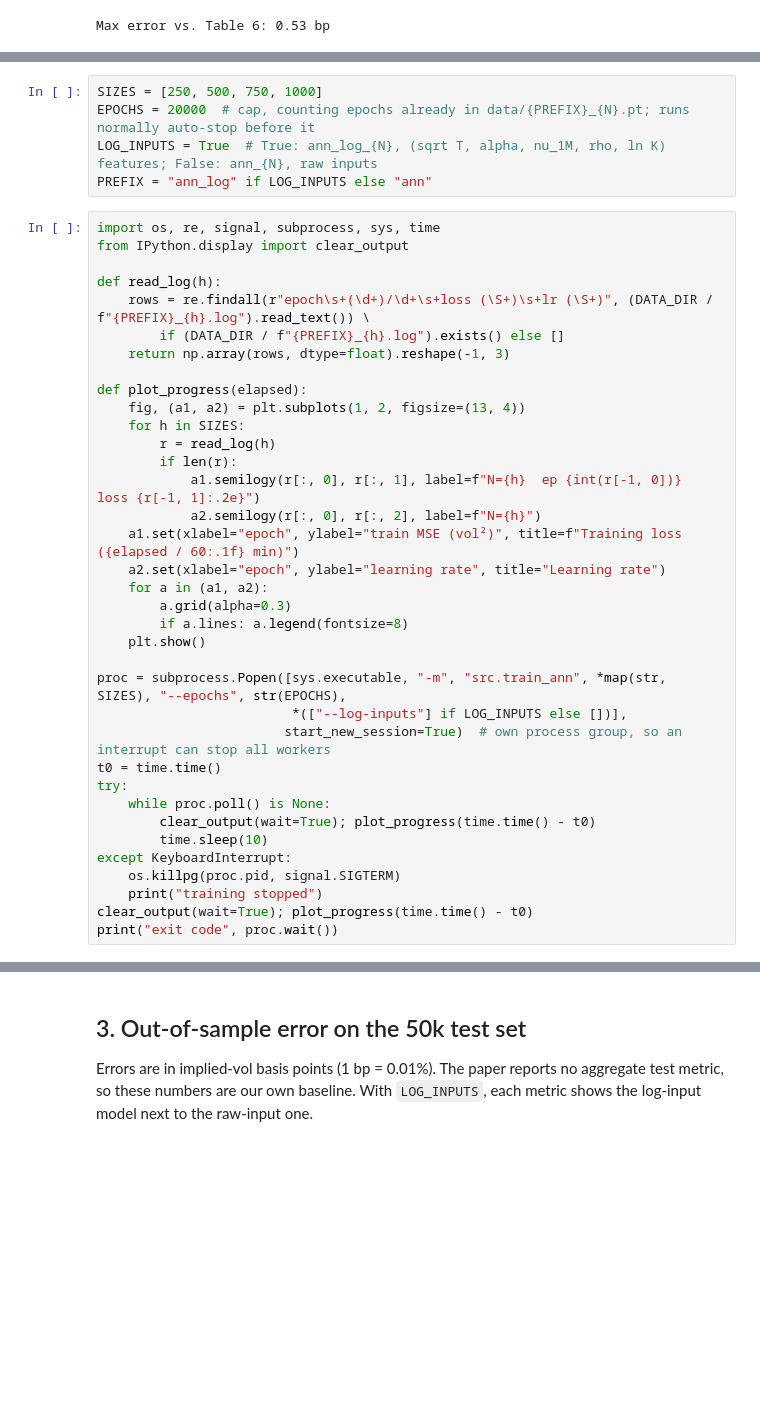
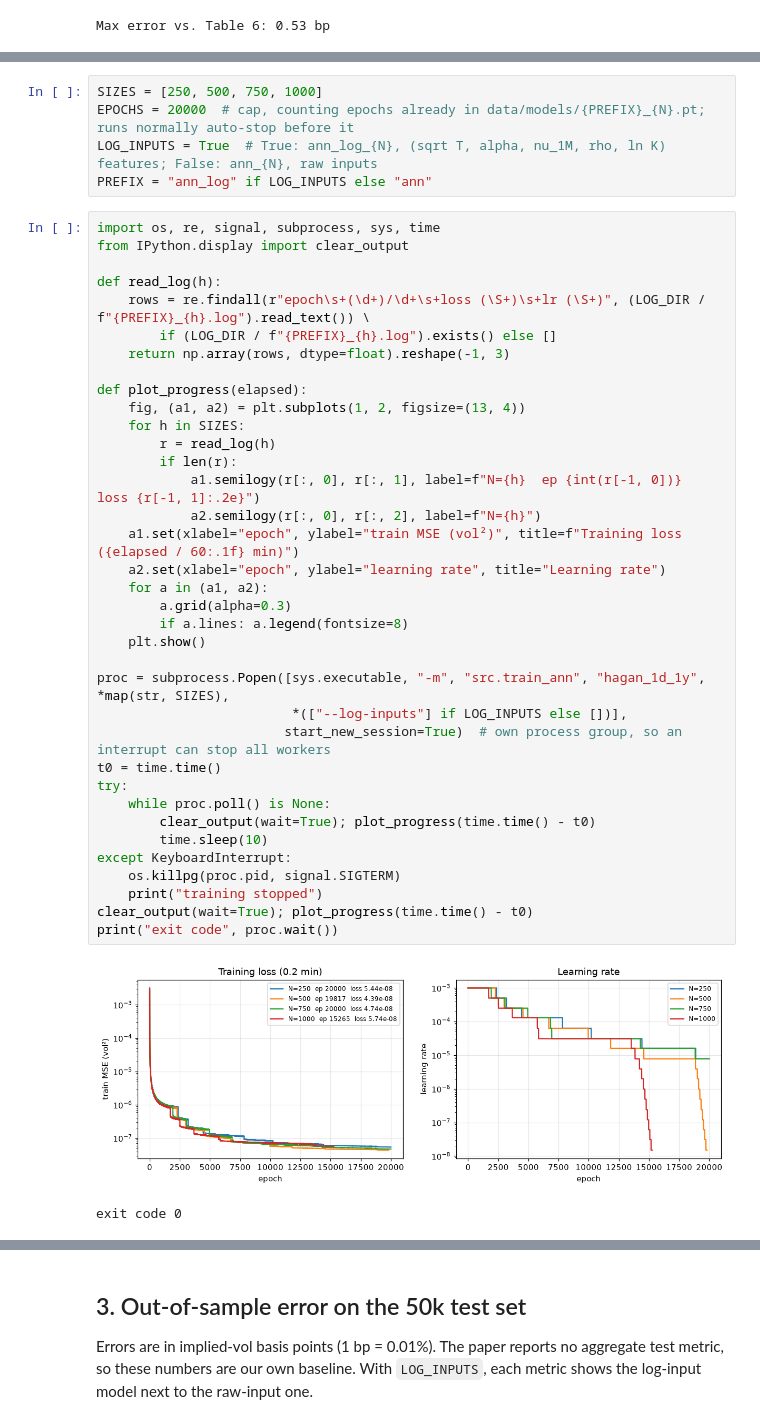
Before and after one commit to SindreVeum/AQF-darth-hedger, a Jupyter notebook: AQF_S2_ANN_Hagan.ipynb, the cells around one changed output, grey strips where cells are left out. Drawn from its saved outputs; the diff is of its cells as text; blank space fills up the shorter version.

```diff
--- a/AQF_S2_ANN_Hagan.ipynb
+++ b/AQF_S2_ANN_Hagan.ipynb
@@ -62,6 +119,6 @@ The first cell trains all sizes in parallel (`src/train_ann.py`, one process per
 # %%
 SIZES = [250, 500, 750, 1000]
-EPOCHS = 20000  # cap, counting epochs already in data/{PREFIX}_{N}.pt; runs normally auto-stop before it
+EPOCHS = 20000  # cap, counting epochs already in data/models/{PREFIX}_{N}.pt; runs normally auto-stop before it
 LOG_INPUTS = True  # True: ann_log_{N}, (sqrt T, alpha, nu_1M, rho, ln K) features; False: ann_{N}, raw inputs
 PREFIX = "ann_log" if LOG_INPUTS else "ann"
 # %%
@@ -69,37 +126,40 @@ import os, re, signal, subprocess, sys, time
 from IPython.display import clear_output
 
 def read_log(h):
-    rows = re.findall(r"epoch\s+(\d+)/\d+\s+loss (\S+)\s+lr (\S+)", (DATA_DIR / f"{PREFIX}_{h}.log").read_text()) \
-        if (DATA_DIR / f"{PREFIX}_{h}.log").exists() else []
+    rows = re.findall(r"epoch\s+(\d+)/\d+\s+loss (\S+)\s+lr (\S+)", (LOG_DIR / f"{PREFIX}_{h}.log").read_text()) \
+        if (LOG_DIR / f"{PREFIX}_{h}.log").exists() else []
     return np.array(rows, dtype=float).reshape(-1, 3)
 
 def plot_progress(elapsed):
     fig, (a1, a2) = plt.subplots(1, 2, figsize=(13, 4))
     for h in SIZES:
         r = read_log(h)
         if len(r):
             a1.semilogy(r[:, 0], r[:, 1], label=f"N={h}  ep {int(r[-1, 0])}  loss {r[-1, 1]:.2e}")
             a2.semilogy(r[:, 0], r[:, 2], label=f"N={h}")
     a1.set(xlabel="epoch", ylabel="train MSE (vol²)", title=f"Training loss ({elapsed / 60:.1f} min)")
     a2.set(xlabel="epoch", ylabel="learning rate", title="Learning rate")
     for a in (a1, a2):
         a.grid(alpha=0.3)
         if a.lines: a.legend(fontsize=8)
     plt.show()
 
-proc = subprocess.Popen([sys.executable, "-m", "src.train_ann", *map(str, SIZES), "--epochs", str(EPOCHS),
+proc = subprocess.Popen([sys.executable, "-m", "src.train_ann", "hagan_1d_1y", *map(str, SIZES),
                          *(["--log-inputs"] if LOG_INPUTS else [])],
                         start_new_session=True)  # own process group, so an interrupt can stop all workers
 t0 = time.time()
 try:
     while proc.poll() is None:
         clear_output(wait=True); plot_progress(time.time() - t0)
         time.sleep(10)
 except KeyboardInterrupt:
     os.killpg(proc.pid, signal.SIGTERM)
     print("training stopped")
 clear_output(wait=True); plot_progress(time.time() - t0)
 print("exit code", proc.wait())
+# %% [output]
+[figure, added]
+exit code 0
 # %%
 nets, losses = {}, {}
 for h in SIZES:
```
Also changed, not shown: parts of 20 cells of this notebook, 12 other files.
